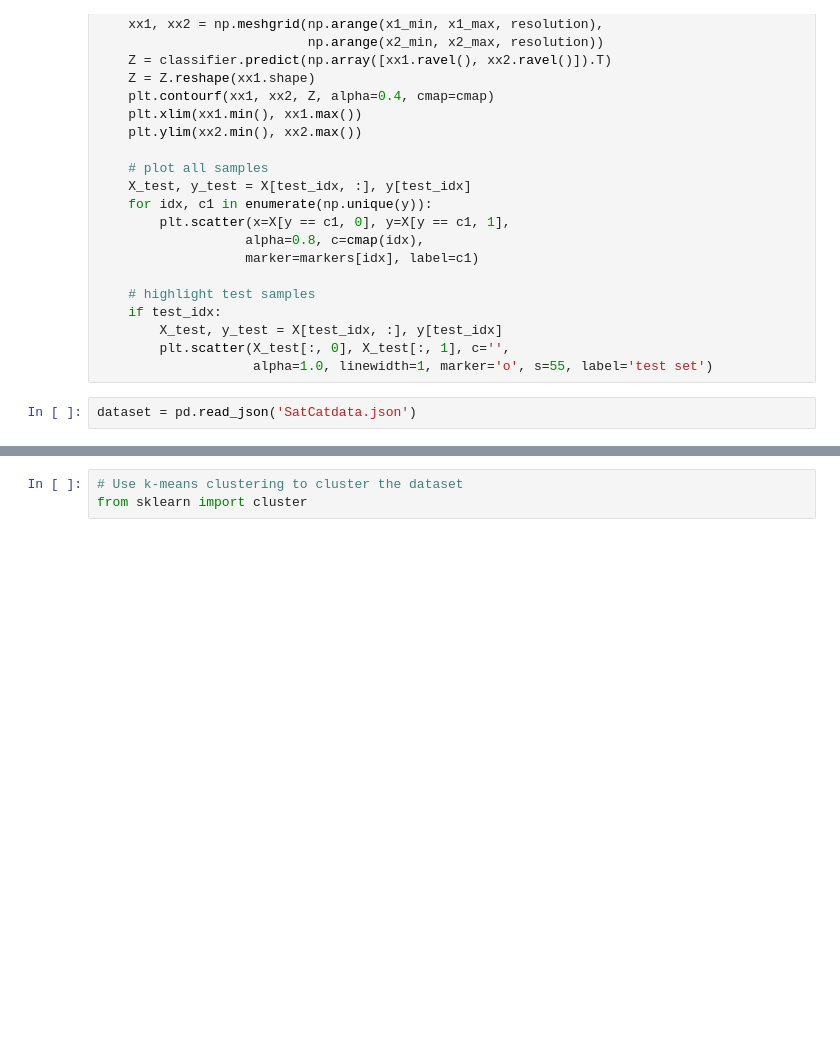
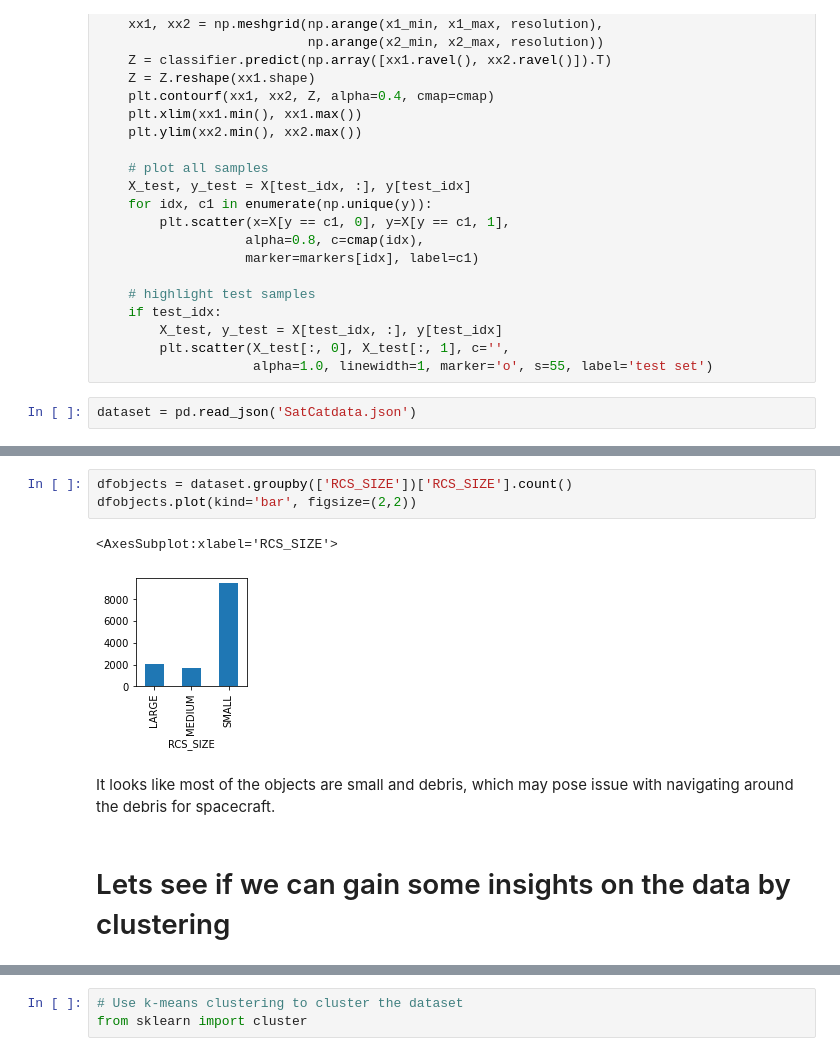
Before and after one commit to dkolosa/SpaceDebrisClassifier, a Jupyter notebook: SPclassifier.ipynb, the cells around one changed output, grey strips where cells are left out. Saved outputs shown, nothing was run; the diff lists cells and outputs as text; blank space fills up the shorter version.

```diff
--- a/SPclassifier.ipynb
+++ b/SPclassifier.ipynb
@@ -168,0 +136,10 @@ obj_labl.head()
+# %%
+dfobjects = dataset.groupby(['RCS_SIZE'])['RCS_SIZE'].count()
+dfobjects.plot(kind='bar', figsize=(2,2))
+# %% [output]
+<AxesSubplot:xlabel='RCS_SIZE'>
+[figure, added]
+# %% [markdown]
+It looks like most of the objects are small and debris, which may pose issue with navigating around the debris for spacecraft.
+# %% [markdown]
+# Lets see if we can gain some insights on the data by clustering
```
Also changed, not shown: parts of 36 cells of this notebook, 3 other files.
